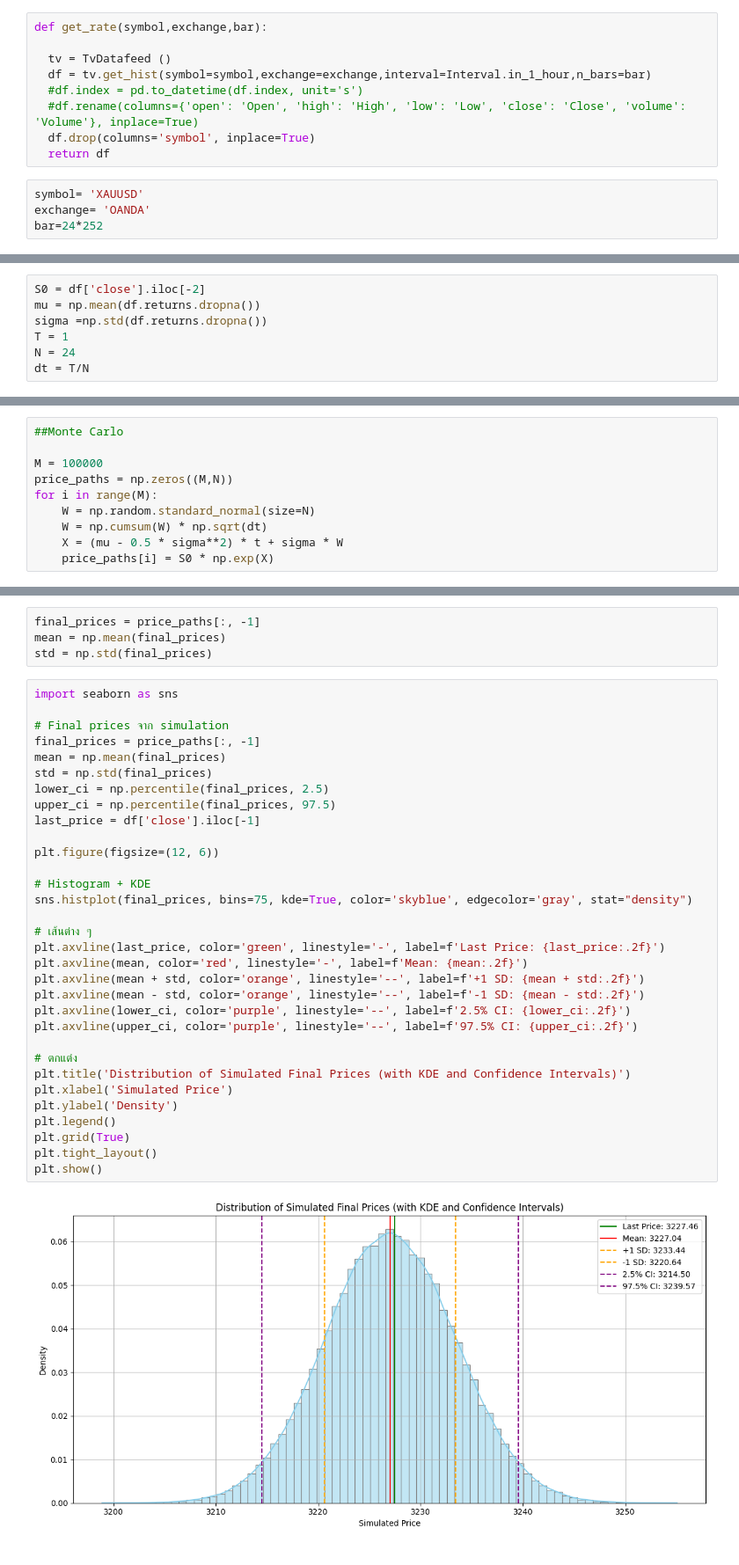
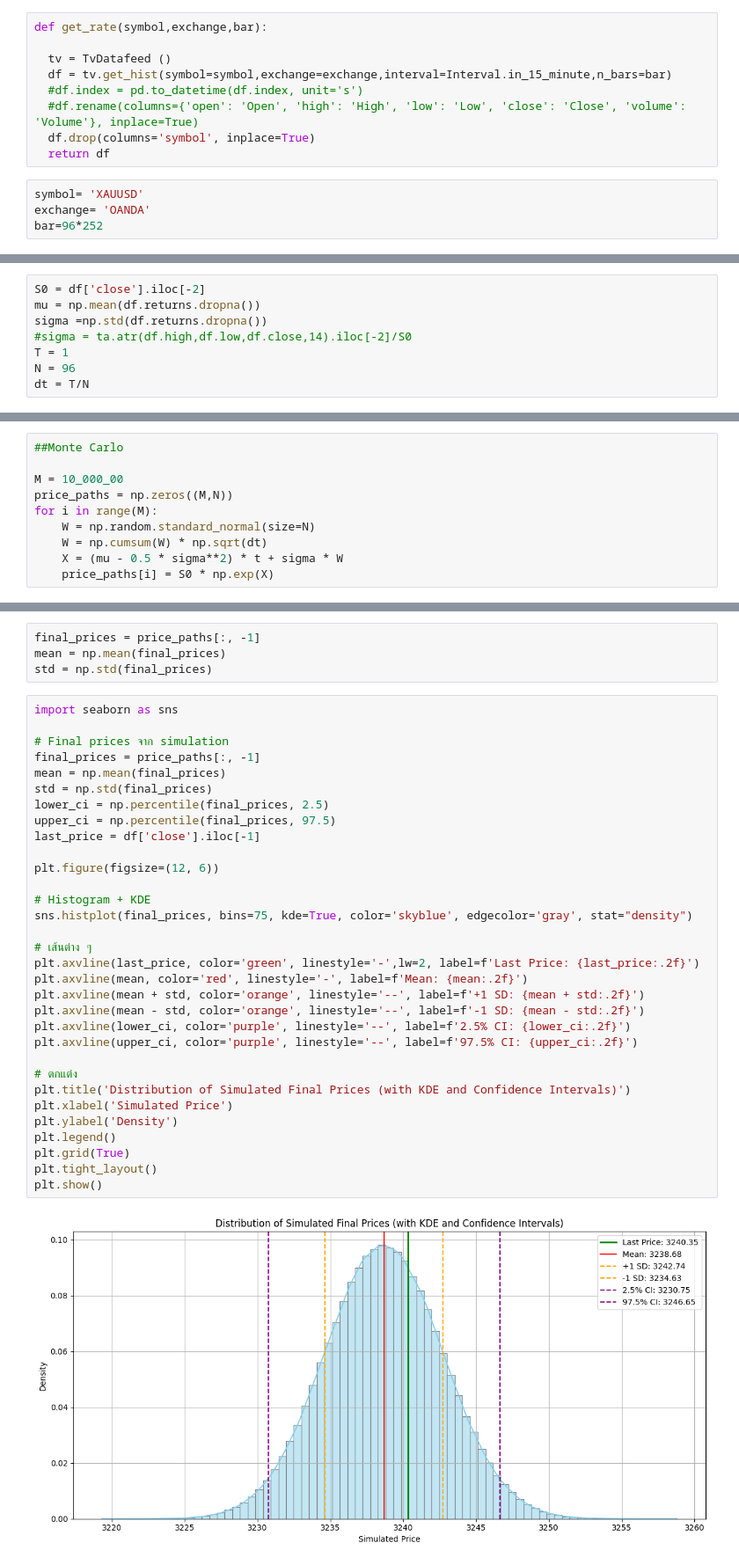
Before and after one commit to xbumz8888/Quant, a Jupyter notebook: Monte_calor_Distu.ipynb, the cells around one changed output, grey strips where cells are left out. Shown at 88% size. Drawn from its saved outputs; the diff is of its cells as text.

```diff
--- a/Monte_calor_Distu.ipynb
+++ b/Monte_calor_Distu.ipynb
@@ -13,7 +14,7 @@ from tvDatafeed import TvDatafeed, Interval
 def get_rate(symbol,exchange,bar):
 
   tv = TvDatafeed ()
-  df = tv.get_hist(symbol=symbol,exchange=exchange,interval=Interval.in_1_hour,n_bars=bar)
+  df = tv.get_hist(symbol=symbol,exchange=exchange,interval=Interval.in_15_minute,n_bars=bar)
   #df.index = pd.to_datetime(df.index, unit='s')
   #df.rename(columns={'open': 'Open', 'high': 'High', 'low': 'Low', 'close': 'Close', 'volume': 'Volume'}, inplace=True)
   df.drop(columns='symbol', inplace=True)
@@ -21,7 +22,7 @@ def get_rate(symbol,exchange,bar):
 # %%
 symbol= 'XAUUSD'
 exchange= 'OANDA'
-bar=24*252
+bar=96*252
 # %%
 df=get_rate(symbol, exchange, bar)
 # %% [output]
@@ -34,8 +35,9 @@ df.dropna(inplace=True)
 S0 = df['close'].iloc[-2]
 mu = np.mean(df.returns.dropna())
 sigma =np.std(df.returns.dropna())
+#sigma = ta.atr(df.high,df.low,df.close,14).iloc[-2]/S0
 T = 1
-N = 24
+N = 96
 dt = T/N
 # %%
 Z = np.random.standard_normal(N)
@@ -58,7 +60,7 @@ plt.show()
 # %%
 ##Monte Carlo
 
-M = 100000
+M = 10_000_00
 price_paths = np.zeros((M,N))
 for i in range(M):
     W = np.random.standard_normal(size=N)
@@ -102,32 +104,32 @@ import seaborn as sns
 
 # Final prices จาก simulation
 final_prices = price_paths[:, -1]
 mean = np.mean(final_prices)
 std = np.std(final_prices)
 lower_ci = np.percentile(final_prices, 2.5)
 upper_ci = np.percentile(final_prices, 97.5)
 last_price = df['close'].iloc[-1]
 
 plt.figure(figsize=(12, 6))
 
 # Histogram + KDE
 sns.histplot(final_prices, bins=75, kde=True, color='skyblue', edgecolor='gray', stat="density")
 
 # เส้นต่าง ๆ
-plt.axvline(last_price, color='green', linestyle='-', label=f'Last Price: {last_price:.2f}')
+plt.axvline(last_price, color='green', linestyle='-',lw=2, label=f'Last Price: {last_price:.2f}')
 plt.axvline(mean, color='red', linestyle='-', label=f'Mean: {mean:.2f}')
 plt.axvline(mean + std, color='orange', linestyle='--', label=f'+1 SD: {mean + std:.2f}')
 plt.axvline(mean - std, color='orange', linestyle='--', label=f'-1 SD: {mean - std:.2f}')
 plt.axvline(lower_ci, color='purple', linestyle='--', label=f'2.5% CI: {lower_ci:.2f}')
 plt.axvline(upper_ci, color='purple', linestyle='--', label=f'97.5% CI: {upper_ci:.2f}')
 
 # ตกแต่ง
 plt.title('Distribution of Simulated Final Prices (with KDE and Confidence Intervals)')
 plt.xlabel('Simulated Price')
 plt.ylabel('Density')
 plt.legend()
 plt.grid(True)
 plt.tight_layout()
 plt.show()
 # %% [output]
-[figure, old version]
+[figure, new version]
```
Also changed, not shown: parts of 5 cells of this notebook.
